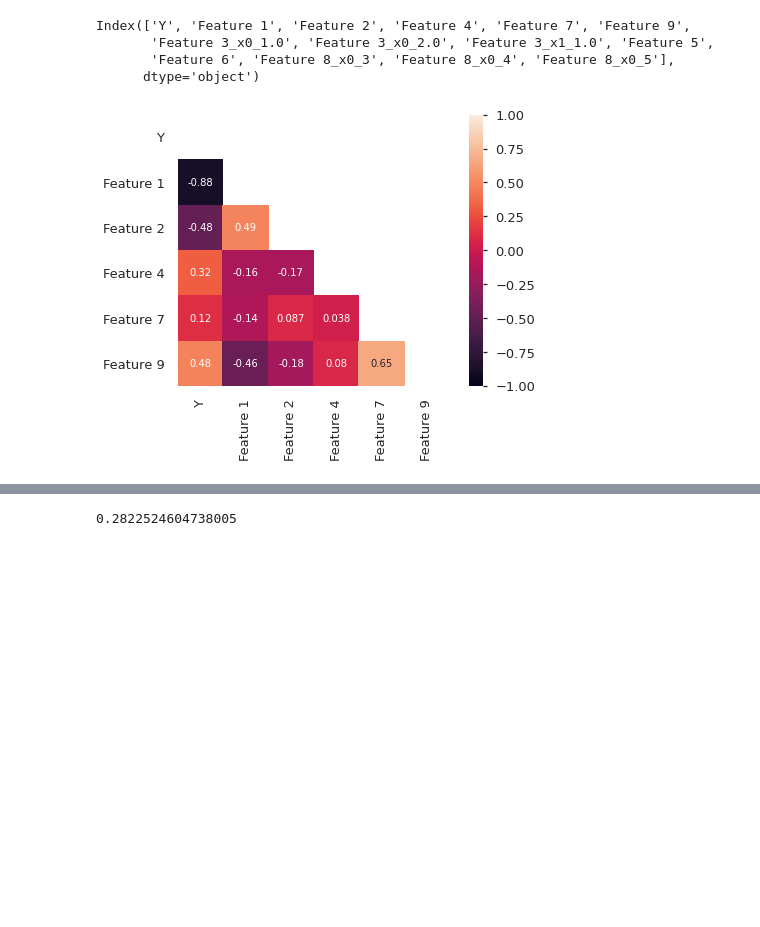
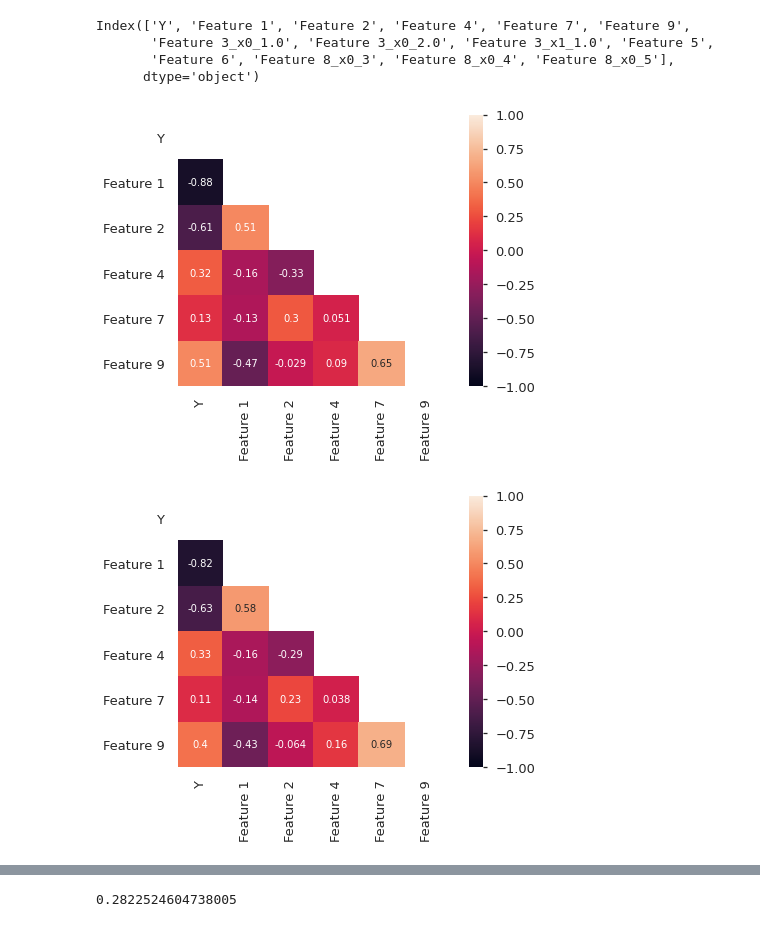
Before and after one commit to pushkarjain/sklearn-turbostart, a Jupyter notebook: notebooks/EDA.ipynb, the cells around one changed output, grey strips where cells are left out. Cells and saved outputs as stored; diff of their text form; code cells hidden in the pictures; blank space fills up the shorter version.

```diff
--- a/notebooks/EDA.ipynb
+++ b/notebooks/EDA.ipynb
@@ -297,12 +380,12 @@ log_transformer = FunctionTransformer(np.log)
 log1p_transformer = FunctionTransformer(lambda x: np.log2(1 + x))
 # numerical_features = gen_features(columns=[[c] for c in ["Y"]], classes=[transformer])
 numerical_features = [
-    (["Y"], [StandardScaler()]),
-    (["Feature 1"], StandardScaler()),
-    (["Feature 2"], [log_transformer, RobustScaler()]),
-    (["Feature 4"], [StandardScaler()]),
-    (["Feature 7"], [StandardScaler()]),
-    (["Feature 9"], [RobustScaler()]),
+    (["Y"], [QuantileTransformer(output_distribution="normal")]),
+    (["Feature 1"], [StandardScaler()]),
+    (["Feature 2"], [QuantileTransformer(output_distribution="normal")]),
+    (["Feature 4"], [MinMaxScaler()]),
+    (["Feature 7"], [MinMaxScaler()]),
+    (["Feature 9"], [QuantileTransformer(output_distribution="normal")]),
 ]
 # numerical_features = gen_features(columns=[[c] for c in numerical_columns], classes=[StandardScaler])
 categorical_columns = ["Feature 5", "Feature 6", "Feature 8"]
@@ -333,6 +416,6 @@ mapper = DataFrameMapper(features, df_out=True, input_df=True)
 df2 = mapper.fit_transform(df_train)
 
 fig, ax = plt.subplots(1, 1, figsize=(20, 20))
-scatter_matrix(df2, ax=ax, alpha=0.3)
+scatter_matrix(df2, ax=ax, alpha=0.3);
 # plt.tight_layout()
 # %% [output]
@@ -362,15 +428,26 @@ Index(['Y', 'Feature 1', 'Feature 2', 'Feature 4', 'Feature 7', 'Feature 9',
        'Feature 6', 'Feature 8_x0_3', 'Feature 8_x0_4', 'Feature 8_x0_5'],
       dtype='object')
 # %%
+corr = df[
+    ["Y", "Feature 1", "Feature 2", "Feature 4", "Feature 7", "Feature 9"]
+].corr()
+# sns.heatmap(corr, annot=True)
+mask = np.zeros_like(corr)
+mask[np.triu_indices_from(mask)] = True
+with sns.axes_style("white"):
+    f, ax = plt.subplots(figsize=(7, 5))
+    ax = sns.heatmap(corr, mask=mask, vmin=-1, vmax=1, square=True, annot=True)
+
 corr = df2[
     ["Y", "Feature 1", "Feature 2", "Feature 4", "Feature 7", "Feature 9"]
 ].corr()
 # sns.heatmap(corr, annot=True)
 mask = np.zeros_like(corr)
 mask[np.triu_indices_from(mask)] = True
 with sns.axes_style("white"):
     f, ax = plt.subplots(figsize=(7, 5))
     ax = sns.heatmap(corr, mask=mask, vmin=-1, vmax=1, square=True, annot=True)
 # %% [output]
-[figure, old version]
+[figure, new version]
+[figure, added]
 # %%
```
Also changed, not shown: parts of 89 cells of this notebook, 2 other files.
